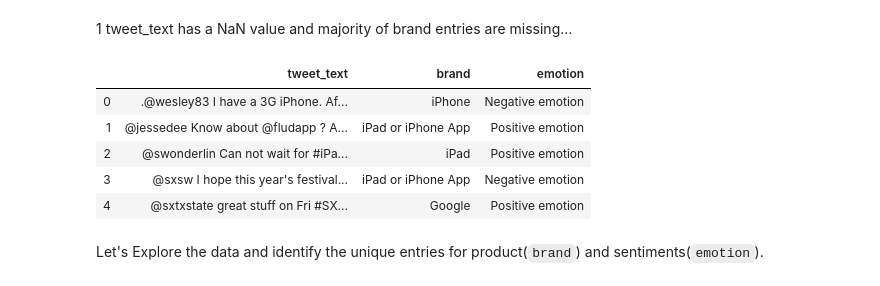
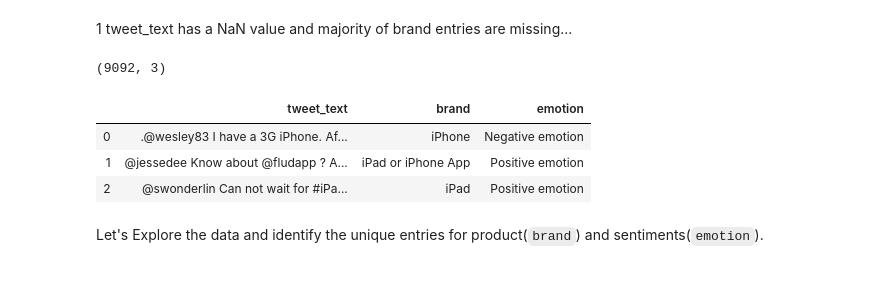
Before and after one commit to luluvalakdawala/NLP_for_tweet_sentiments, a Jupyter notebook: notebooks/exploratory/01_data_exploration.ipynb, the cells around one changed output. Cells and saved outputs as stored; diff of their text form; code cells hidden in the pictures.

```diff
--- a/notebooks/exploratory/01_data_exploration.ipynb
+++ b/notebooks/exploratory/01_data_exploration.ipynb
@@ -33,12 +43,3 @@ dtypes: object(3)
 memory usage: 213.2+ KB
 # %% [markdown]
 1 tweet_text has a NaN value and majority of brand entries are missing...
-# %%
-df.head()
-# %% [output]
-|  | tweet_text | brand | emotion |
-| 0 | .@wesley83 I have a 3G iPhone. Af... | iPhone | Negative emotion |
-| 1 | @jessedee Know about @fludapp ? A... | iPad or iPhone App | Positive emotion |
-| 2 | @swonderlin Can not wait for #iPa... | iPad | Positive emotion |
-| 3 | @sxsw I hope this year's festival... | iPad or iPhone App | Negative emotion |
-| 4 | @sxtxstate great stuff on Fri #SX... | Google | Positive emotion |
@@ -45,3 +48,12 @@ df.head()
+# %%
+print(df.shape)
+df.head(3)
+# %% [output]
+(9092, 3)
+|  | tweet_text | brand | emotion |
+| 0 | .@wesley83 I have a 3G iPhone. Af... | iPhone | Negative emotion |
+| 1 | @jessedee Know about @fludapp ? A... | iPad or iPhone App | Positive emotion |
+| 2 | @swonderlin Can not wait for #iPa... | iPad | Positive emotion |
 # %% [markdown]
 Let's Explore the data and identify the unique entries for product(`brand`) and sentiments(`emotion`).
 # %%
```
Also changed, not shown: parts of 27 cells of this notebook.
